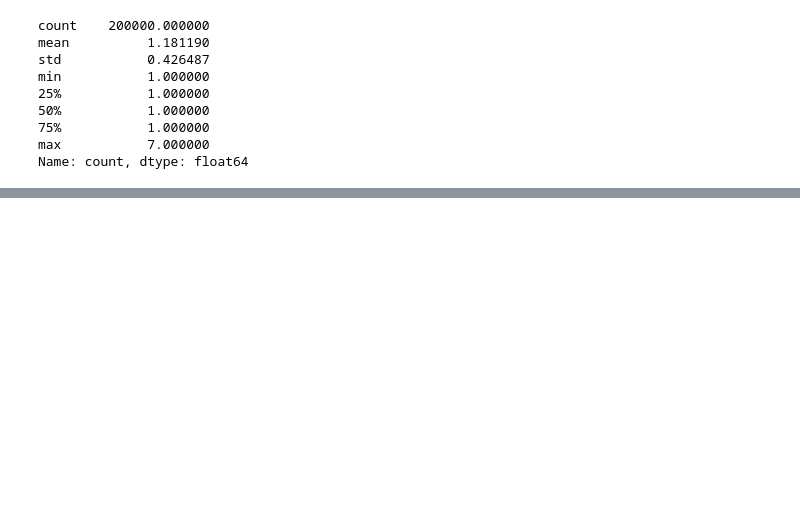
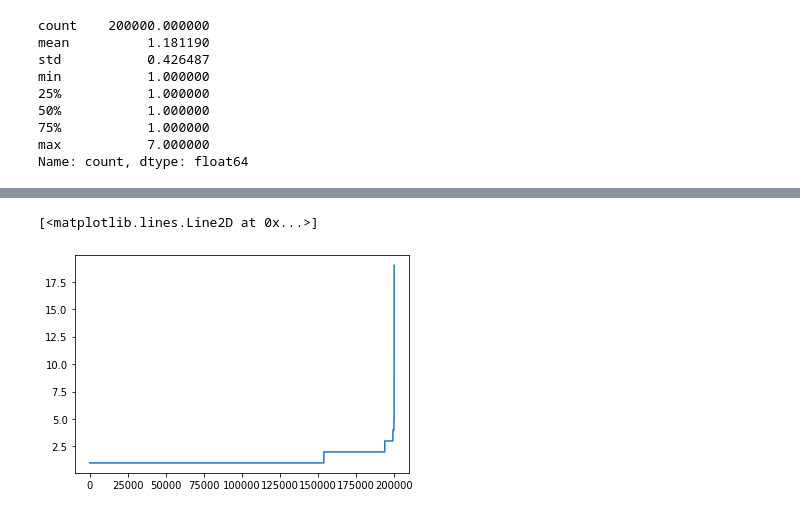
Before and after one commit to Lightblues/MDD-competition, a Jupyter notebook: data_process/1-users.ipynb, the cells around one changed output, grey strips where cells are left out. Cells and saved outputs as stored; diff of their text form; code cells hidden in the pictures; blank space fills up the shorter version.

Commit message:
user feature

```diff
--- a/data_process/1-users.ipynb
+++ b/data_process/1-users.ipynb
@@ -582,0 +580,3 @@ dtype: int64
+# %%
+user_aoi_group = order_df.groupby('user_id')['aoi_id']
+user_aoi_group.count()
@@ -582,0 +597,4 @@ dtype: int64
+# %%
+_num_aoi = user_aoi_group.apply(lambda x: len(set(x)))
+_num_aoi.head()
+_num_aoi.describe()
@@ -582,0 +611,5 @@ dtype: int64
+# %%
+plt.plot(_num_aoi.sort_values().values)
+# %% [output]
+[<matplotlib.lines.Line2D at 0x...>]
+[figure, added]
```
Also changed, not shown: parts of 43 cells of this notebook.
